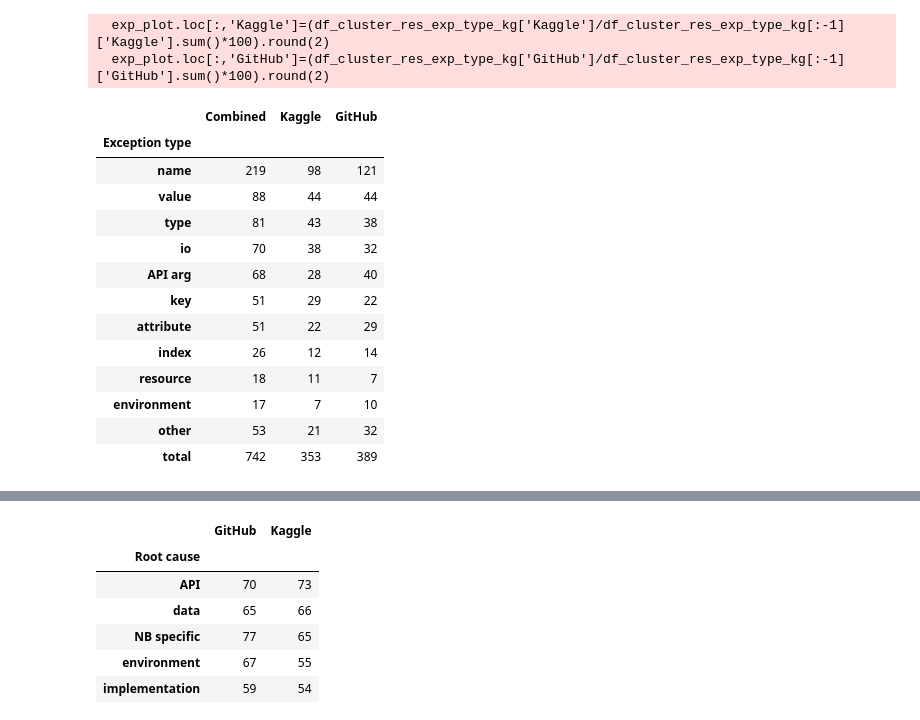
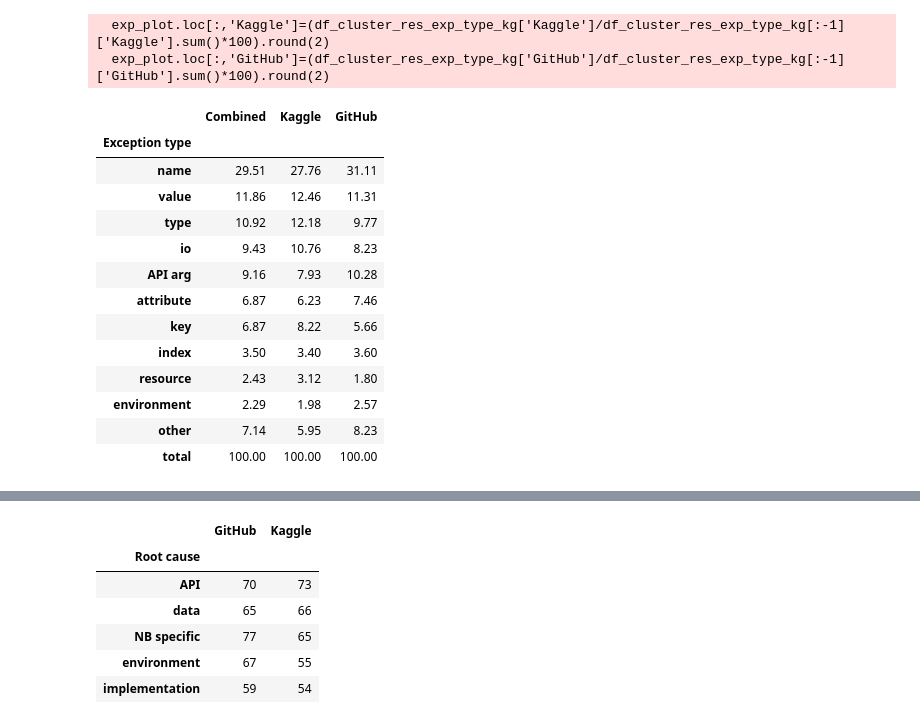
Before and after one commit to PELAB-LiU/jupyter_nbs_empirical, a Jupyter notebook: notebook_error_analysis-manual_labels_plots_rqs.ipynb, the cells around one changed output, grey strips where cells are left out. Cells and saved outputs as stored; diff of their text form; code cells hidden in the pictures.

```diff
--- a/notebook_error_analysis-manual_labels_plots_rqs.ipynb
+++ b/notebook_error_analysis-manual_labels_plots_rqs.ipynb
@@ -221,22 +221,22 @@ exp_plot = exp_plot[:-1][["GitHub","Kaggle"]]
   exp_plot.loc[:,'Kaggle']=(df_cluster_res_exp_type_kg['Kaggle']/df_cluster_res_exp_type_kg[:-1]['Kaggle'].sum()*100).round(2)
   exp_plot.loc[:,'GitHub']=(df_cluster_res_exp_type_kg['GitHub']/df_cluster_res_exp_type_kg[:-1]['GitHub'].sum()*100).round(2)
 # %%
-df_cluster_res_exp_type_kg
+(df_cluster_res_exp_type_kg/df_cluster_res_exp_type_kg[:-1].sum()*100).round(2)
 # %% [output]
 |  | Combined | Kaggle | GitHub |
 | Exception type |  |  |  |
-| name | 219 | 98 | 121 |
-| value | 88 | 44 | 44 |
-| type | 81 | 43 | 38 |
-| io | 70 | 38 | 32 |
-| API arg | 68 | 28 | 40 |
-| key | 51 | 29 | 22 |
-| attribute | 51 | 22 | 29 |
-| index | 26 | 12 | 14 |
-| resource | 18 | 11 | 7 |
-| environment | 17 | 7 | 10 |
-| other | 53 | 21 | 32 |
-| total | 742 | 353 | 389 |
+| name | 29.51 | 27.76 | 31.11 |
+| value | 11.86 | 12.46 | 11.31 |
+| type | 10.92 | 12.18 | 9.77 |
+| io | 9.43 | 10.76 | 8.23 |
+| API arg | 9.16 | 7.93 | 10.28 |
+| attribute | 6.87 | 6.23 | 7.46 |
+| key | 6.87 | 8.22 | 5.66 |
+| index | 3.50 | 3.40 | 3.60 |
+| resource | 2.43 | 3.12 | 1.80 |
+| environment | 2.29 | 1.98 | 2.57 |
+| other | 7.14 | 5.95 | 8.23 |
+| total | 100.00 | 100.00 | 100.00 |
 # %%
 from matplotlib.ticker import PercentFormatter
 
```
Also changed, not shown: parts of 7 cells of this notebook.
